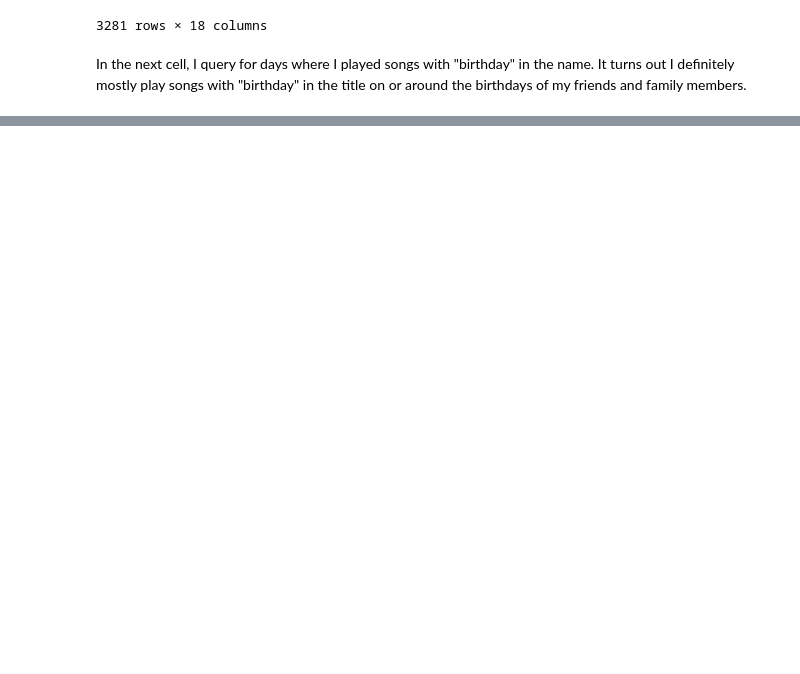
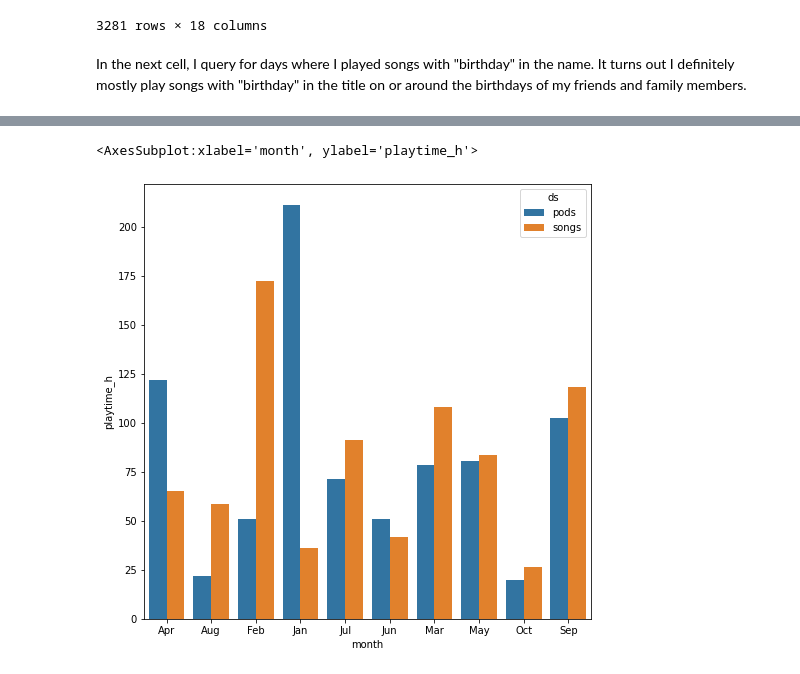
Before and after one commit to mmmuir/CL_DA2, a Jupyter notebook: analysis.ipynb, the cells around one changed output, grey strips where cells are left out. Drawn from its saved outputs; the diff is of its cells as text; code cells hidden in the pictures; blank space fills up the shorter version.

```diff
--- a/analysis.ipynb
+++ b/analysis.ipynb
@@ -492,0 +541,10 @@ plothpm(hpm(all_streams))
+# %%
+# one again reminding myself that the raw data
+# just shows avg playtime of each individual stream
+
+sns.barplot(
+    data=comp_df,
+            x="month", y="playtime_h", hue="ds")
+# %% [output]
+<AxesSubplot:xlabel='month', ylabel='playtime_h'>
+[figure, added]
```
Also changed, not shown: parts of 9 cells of this notebook.
